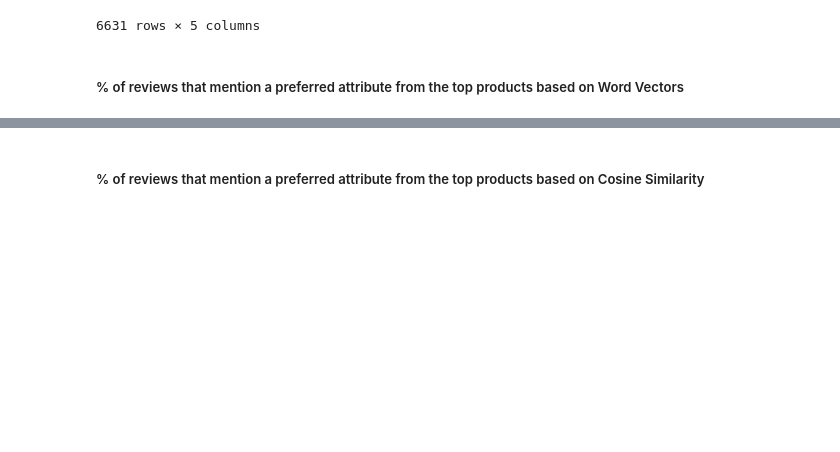
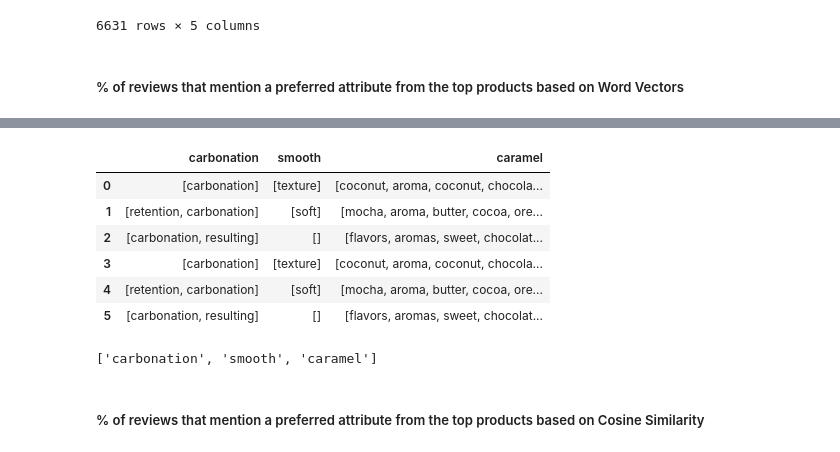
Before and after one commit to saiyam-shah/beer-recommender-system, a Jupyter notebook: Beer_recommender_system.ipynb, the cells around one changed output, grey strips where cells are left out. Drawn from its saved outputs; the diff is of its cells as text; code cells hidden in the pictures; blank space fills up the shorter version.

Commit message:
smart addition to why word vectors are better

```diff
--- a/Beer_recommender_system.ipynb
+++ b/Beer_recommender_system.ipynb
@@ -599,3 +560,20 @@ top_3_brands_word_vec
+# %%
+df_word_vec_brands['body'].apply(calculate_similar_words)
+
+# Print the resulting DataFrame
+result_df
+# %% [output]
+|  | carbonation | smooth | caramel |
+| 0 | [carbonation] | [texture] | [coconut, aroma, coconut, chocola... |
+| 1 | [retention, carbonation] | [soft] | [mocha, aroma, butter, cocoa, ore... |
+| 2 | [carbonation, resulting] | [] | [flavors, aromas, sweet, chocolat... |
+| 3 | [carbonation] | [texture] | [coconut, aroma, coconut, chocola... |
+| 4 | [retention, carbonation] | [soft] | [mocha, aroma, butter, cocoa, ore... |
+| 5 | [carbonation, resulting] | [] | [flavors, aromas, sweet, chocolat... |
+# %%
+words_to_compare
+# %% [output]
+['carbonation', 'smooth', 'caramel']
 # %% [markdown]
 ##### % of reviews that mention a preferred attribute from the top products based on Cosine Similarity
 # %%
```
Also changed, not shown: parts of 12 cells of this notebook.
